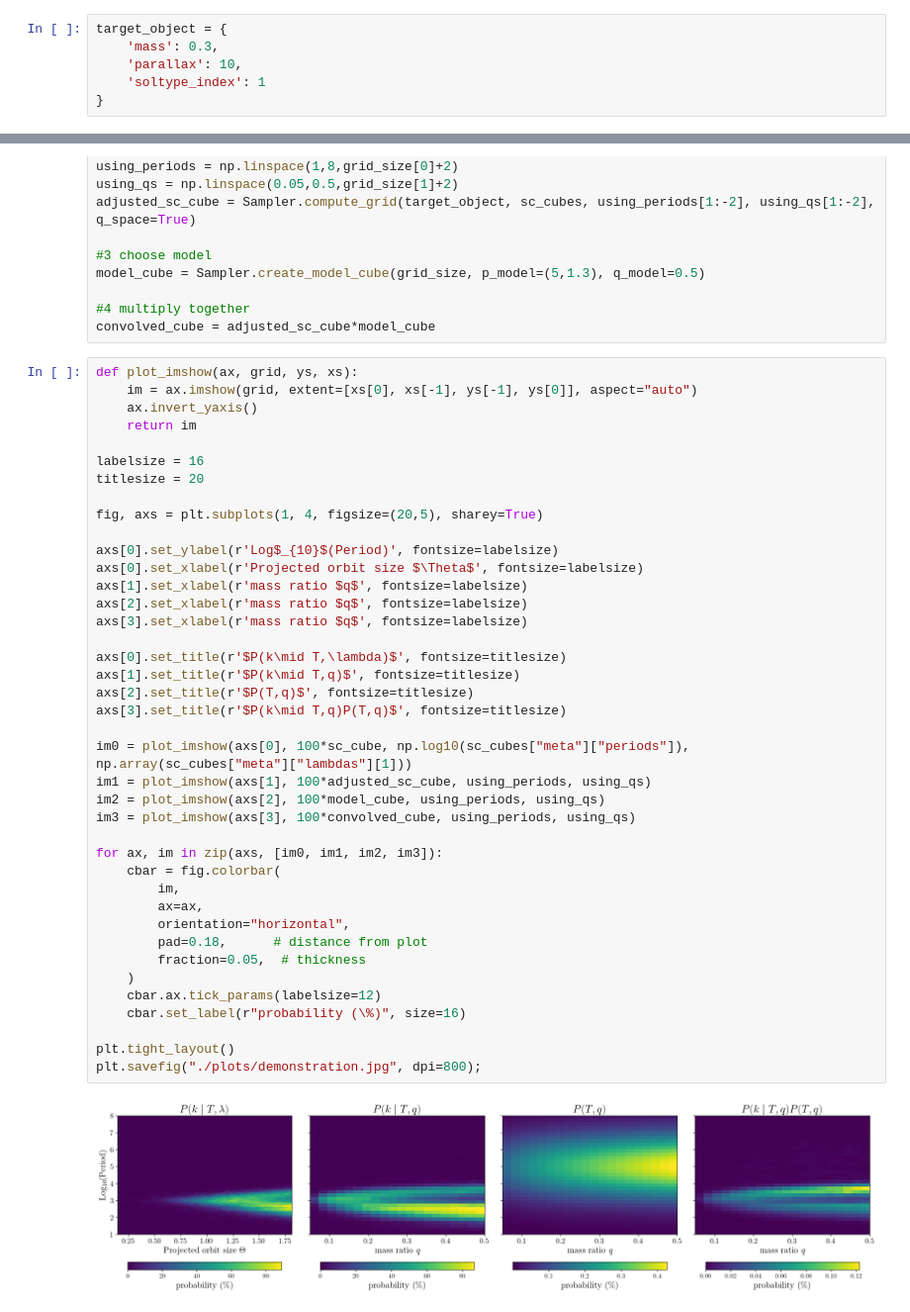
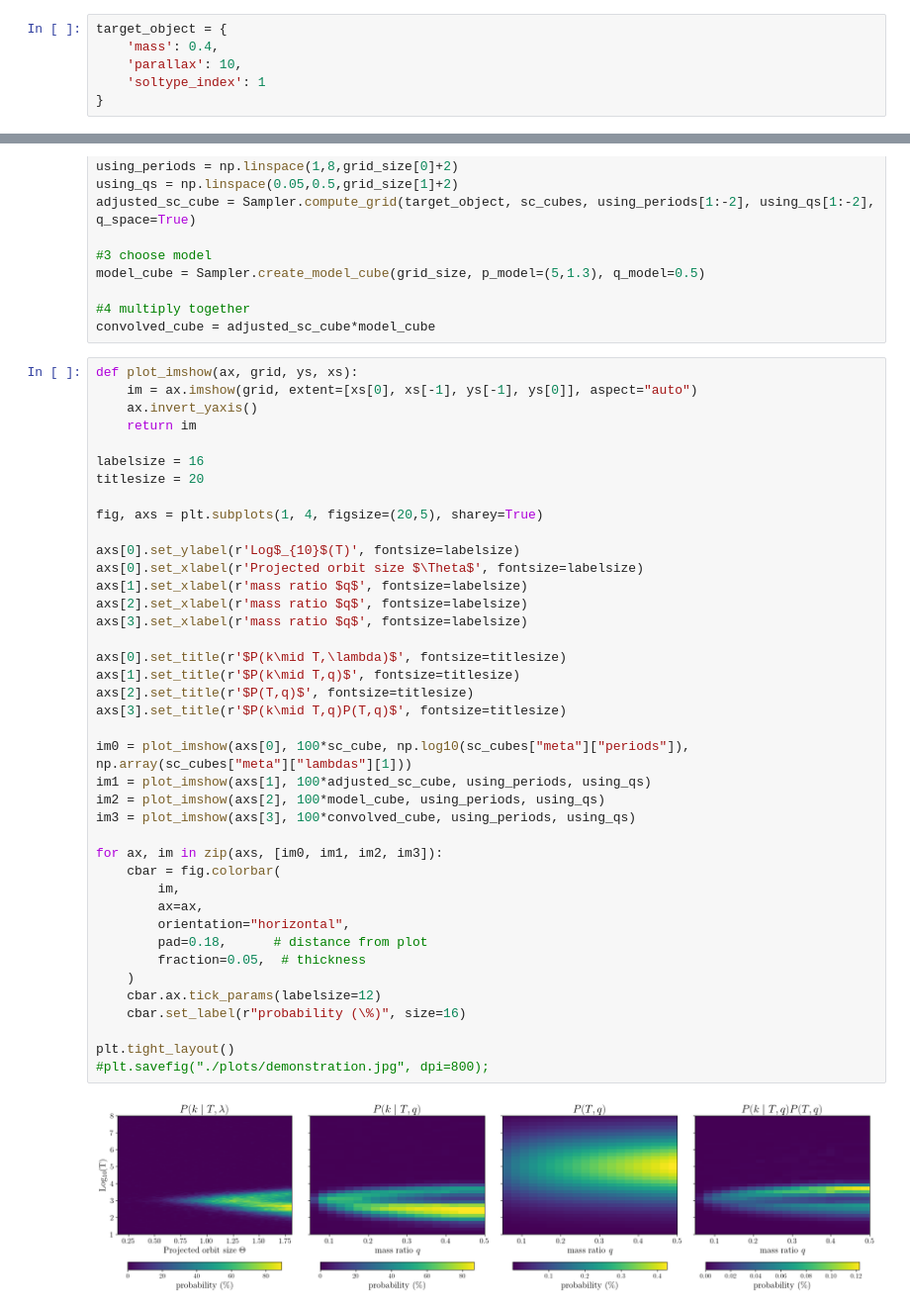
Before and after one commit to BenPennell/BrownDwarfProbabilities, a Jupyter notebook: demonstration_plot.ipynb, the cells around one changed output, grey strips where cells are left out. Shown at 99% size. Cells and saved outputs as stored; diff of their text form.

```diff
--- a/demonstration_plot.ipynb
+++ b/demonstration_plot.ipynb
@@ -36,7 +34,7 @@ sc_cubes = pickle.load(open("./data/2025-12-10-200pc_mdwarf_circular_3plx.pkl",
 t_loaded = Table.read('./data/200pc_mdwarfs_reduced.fits', format='fits')
 # %%
 target_object = {
-    'mass': 0.3,
+    'mass': 0.4,
     'parallax': 10,
     'soltype_index': 1
 }
@@ -66,37 +64,37 @@ titlesize = 20
 
 fig, axs = plt.subplots(1, 4, figsize=(20,5), sharey=True)
 
-axs[0].set_ylabel(r'Log$_{10}$(Period)', fontsize=labelsize)
+axs[0].set_ylabel(r'Log$_{10}$(T)', fontsize=labelsize)
 axs[0].set_xlabel(r'Projected orbit size $\Theta$', fontsize=labelsize)
 axs[1].set_xlabel(r'mass ratio $q$', fontsize=labelsize)
 axs[2].set_xlabel(r'mass ratio $q$', fontsize=labelsize)
 axs[3].set_xlabel(r'mass ratio $q$', fontsize=labelsize)
 
 axs[0].set_title(r'$P(k\mid T,\lambda)$', fontsize=titlesize)
 axs[1].set_title(r'$P(k\mid T,q)$', fontsize=titlesize)
 axs[2].set_title(r'$P(T,q)$', fontsize=titlesize)
 axs[3].set_title(r'$P(k\mid T,q)P(T,q)$', fontsize=titlesize)
 
 im0 = plot_imshow(axs[0], 100*sc_cube, np.log10(sc_cubes["meta"]["periods"]), np.array(sc_cubes["meta"]["lambdas"][1]))
 im1 = plot_imshow(axs[1], 100*adjusted_sc_cube, using_periods, using_qs)
 im2 = plot_imshow(axs[2], 100*model_cube, using_periods, using_qs)
 im3 = plot_imshow(axs[3], 100*convolved_cube, using_periods, using_qs)
 
 for ax, im in zip(axs, [im0, im1, im2, im3]):
     cbar = fig.colorbar(
         im,
         ax=ax,
         orientation="horizontal",
         pad=0.18,      # distance from plot
         fraction=0.05,  # thickness
     )
     cbar.ax.tick_params(labelsize=12)
     cbar.set_label(r"probability (\%)", size=16)
 
 plt.tight_layout()
-plt.savefig("./plots/demonstration.jpg", dpi=800);
+#plt.savefig("./plots/demonstration.jpg", dpi=800);
 # %% [output]
-[figure, old version]
+[figure, new version]
 # %%
 convolved_cube.sum()
 # %% [output]
```
Also changed, not shown: parts of 2 cells of this notebook, 18 other files.
